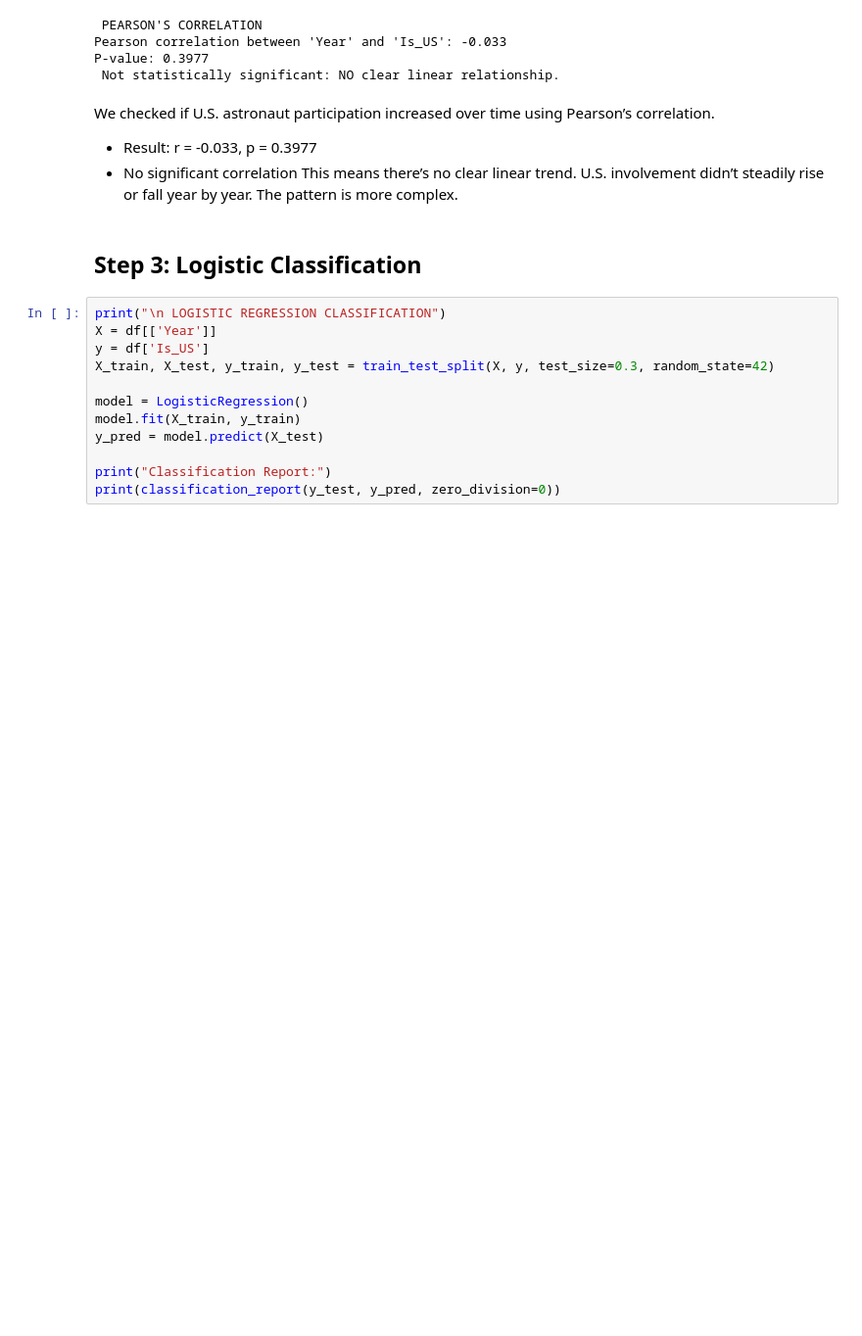
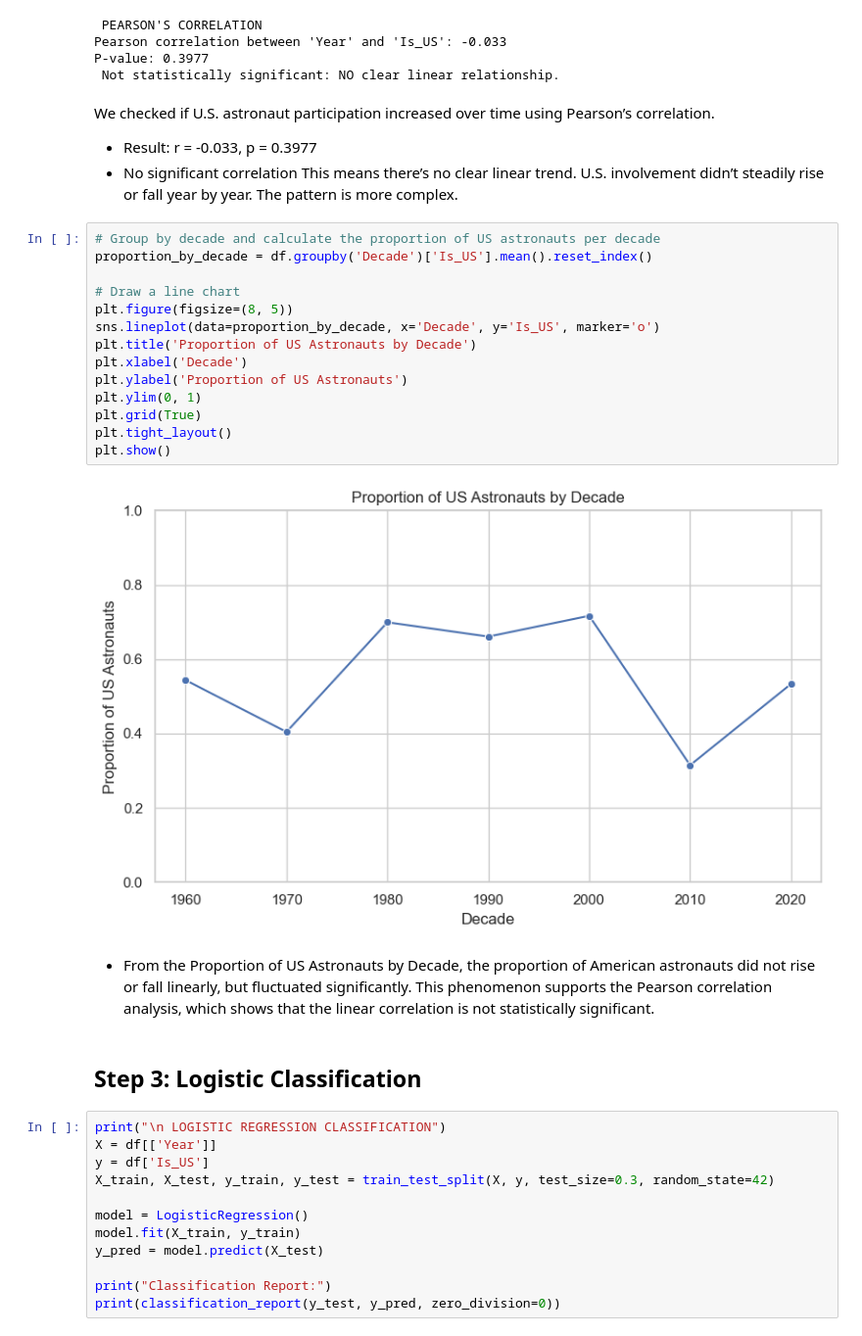
Before and after one commit to RehamAbuarqoub/DataAnalysisGroupPresentation6, a Jupyter notebook: GP6.ipynb, the cells around one changed output. Shown: that part at 98% size. Drawn from its saved outputs; the diff is of its cells as text; blank space fills up the shorter version.

```diff
--- a/GP6.ipynb
+++ b/GP6.ipynb
@@ -93,6 +93,24 @@ We checked if U.S. astronaut participation increased over time using Pearson’s
 - Result: r = -0.033, p = 0.3977
 - No significant correlation
 This means there’s no clear linear trend. U.S. involvement didn’t steadily rise or fall year by year. The pattern is more complex.
+# %%
+# Group by decade and calculate the proportion of US astronauts per decade
+proportion_by_decade = df.groupby('Decade')['Is_US'].mean().reset_index()
+
+# Draw a line chart
+plt.figure(figsize=(8, 5))
+sns.lineplot(data=proportion_by_decade, x='Decade', y='Is_US', marker='o')
+plt.title('Proportion of US Astronauts by Decade')
+plt.xlabel('Decade')
+plt.ylabel('Proportion of US Astronauts')
+plt.ylim(0, 1)
+plt.grid(True)
+plt.tight_layout()
+plt.show()
+# %% [output]
+[figure, added]
+# %% [markdown]
+- From the Proportion of US Astronauts by Decade, the proportion of American astronauts did not rise or fall linearly, but fluctuated significantly. This phenomenon supports the Pearson correlation analysis, which shows that the linear correlation is not statistically significant.
 # %% [markdown]
 ## Step 3: Logistic Classification
 # %%
```
Also changed, not shown: parts of 7 cells of this notebook.
